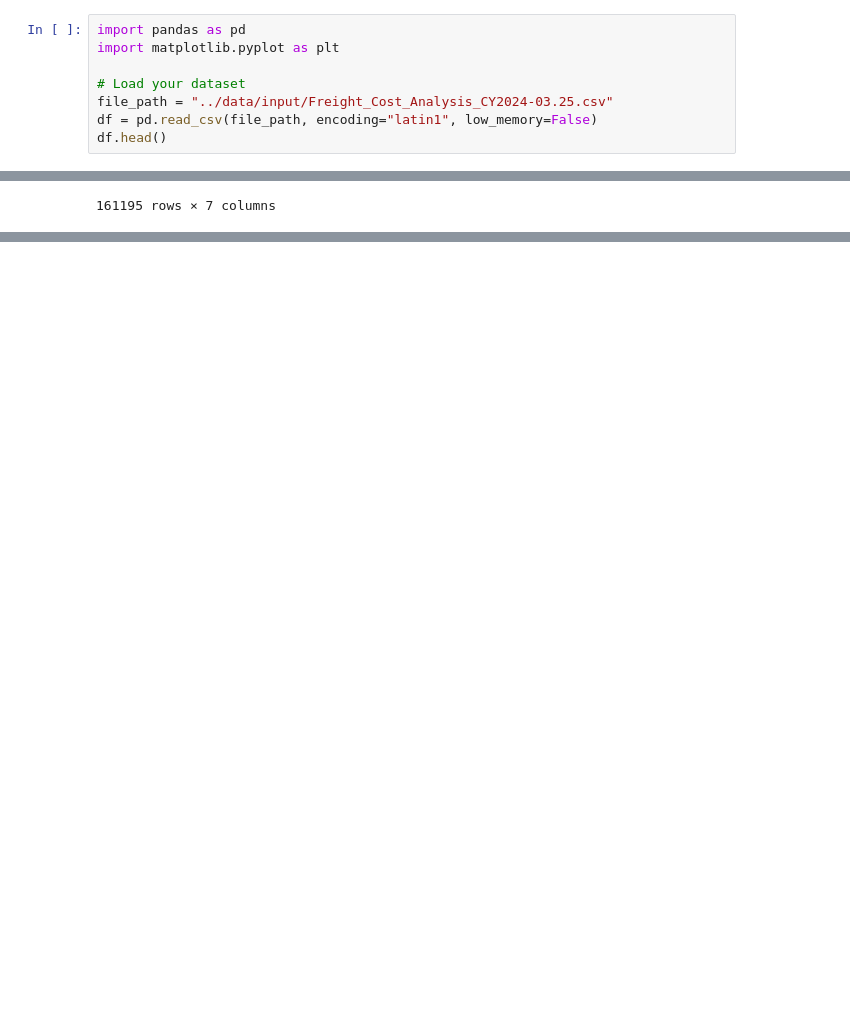
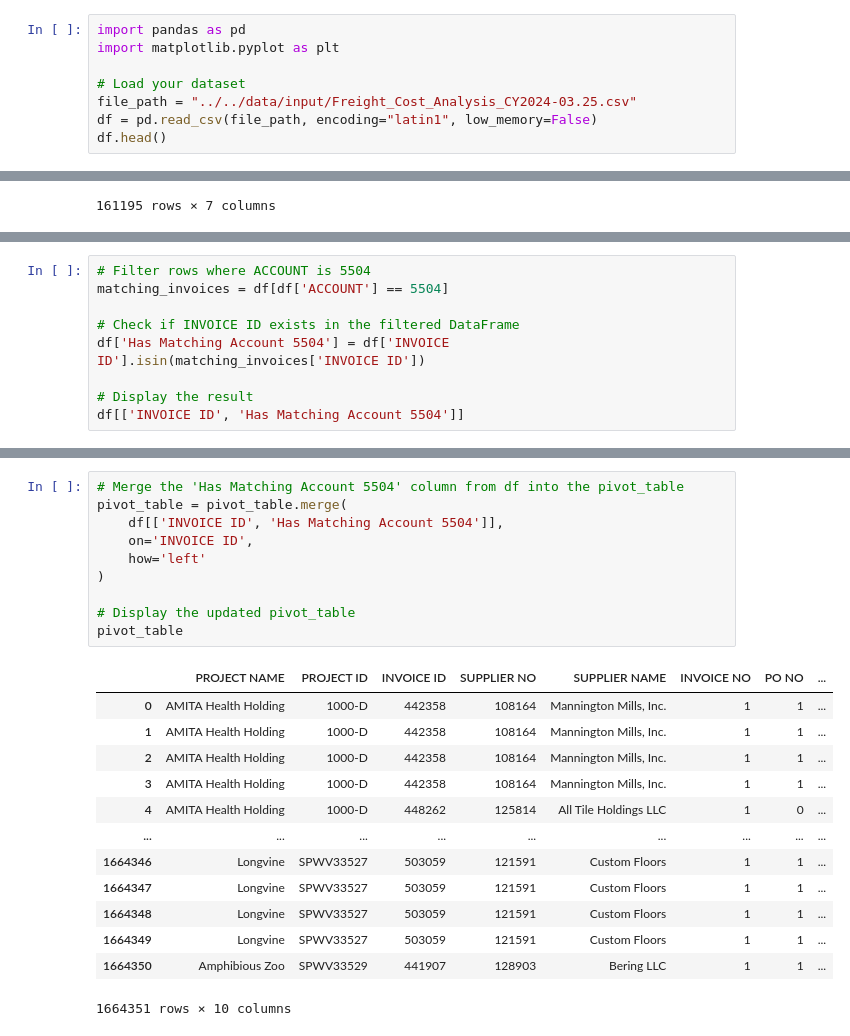
Before and after one commit to Zhuwaki/diverzify_freight_analysis, a Jupyter notebook: notebooks/nigel/nigel_09042025_project_analysis.ipynb, the cells around one changed output, grey strips where cells are left out. Drawn from its saved outputs; the diff is of its cells as text; blank space fills up the shorter version.

```diff
--- a/notebooks/nigel/nigel_09042025_project_analysis.ipynb
+++ b/notebooks/nigel/nigel_09042025_project_analysis.ipynb
@@ -3,6 +3,6 @@ import pandas as pd
 import matplotlib.pyplot as plt
 
 # Load your dataset
-file_path = "../data/input/Freight_Cost_Analysis_CY2024-03.25.csv"
+file_path = "../../data/input/Freight_Cost_Analysis_CY2024-03.25.csv"
 df = pd.read_csv(file_path, encoding="latin1", low_memory=False)
 df.head()
@@ -94,0 +60,9 @@ See the caveats in the documentation: https://pandas.pydata.org/pandas-docs/stab
+# %%
+# Filter rows where ACCOUNT is 5504
+matching_invoices = df[df['ACCOUNT'] == 5504]
+
+# Check if INVOICE ID exists in the filtered DataFrame
+df['Has Matching Account 5504'] = df['INVOICE ID'].isin(matching_invoices['INVOICE ID'])
+
+# Display the result
+df[['INVOICE ID', 'Has Matching Account 5504']]
@@ -94,0 +90,24 @@ See the caveats in the documentation: https://pandas.pydata.org/pandas-docs/stab
+# %%
+# Merge the 'Has Matching Account 5504' column from df into the pivot_table
+pivot_table = pivot_table.merge(
+    df[['INVOICE ID', 'Has Matching Account 5504']],
+    on='INVOICE ID',
+    how='left'
+)
+
+# Display the updated pivot_table
+pivot_table
+# %% [output]
+|  | PROJECT NAME | PROJECT ID | INVOICE ID | SUPPLIER NO | SUPPLIER NAME | INVOICE NO | PO NO | ... |
+| 0 | AMITA Health Holding | 1000-D | 442358 | 108164 | Mannington Mills, Inc. | 1 | 1 | ... |
+| 1 | AMITA Health Holding | 1000-D | 442358 | 108164 | Mannington Mills, Inc. | 1 | 1 | ... |
+| 2 | AMITA Health Holding | 1000-D | 442358 | 108164 | Mannington Mills, Inc. | 1 | 1 | ... |
+| 3 | AMITA Health Holding | 1000-D | 442358 | 108164 | Mannington Mills, Inc. | 1 | 1 | ... |
+| 4 | AMITA Health Holding | 1000-D | 448262 | 125814 | All Tile Holdings LLC | 1 | 0 | ... |
+| ... | ... | ... | ... | ... | ... | ... | ... | ... |
+| 1664346 | Longvine | SPWV33527 | 503059 | 121591 | Custom Floors | 1 | 1 | ... |
+| 1664347 | Longvine | SPWV33527 | 503059 | 121591 | Custom Floors | 1 | 1 | ... |
+| 1664348 | Longvine | SPWV33527 | 503059 | 121591 | Custom Floors | 1 | 1 | ... |
+| 1664349 | Longvine | SPWV33527 | 503059 | 121591 | Custom Floors | 1 | 1 | ... |
+| 1664350 | Amphibious Zoo | SPWV33529 | 441907 | 128903 | Bering LLC | 1 | 1 | ... |
+1664351 rows × 10 columns
```
Also changed, not shown: parts of 6 cells of this notebook, 2 other files.
